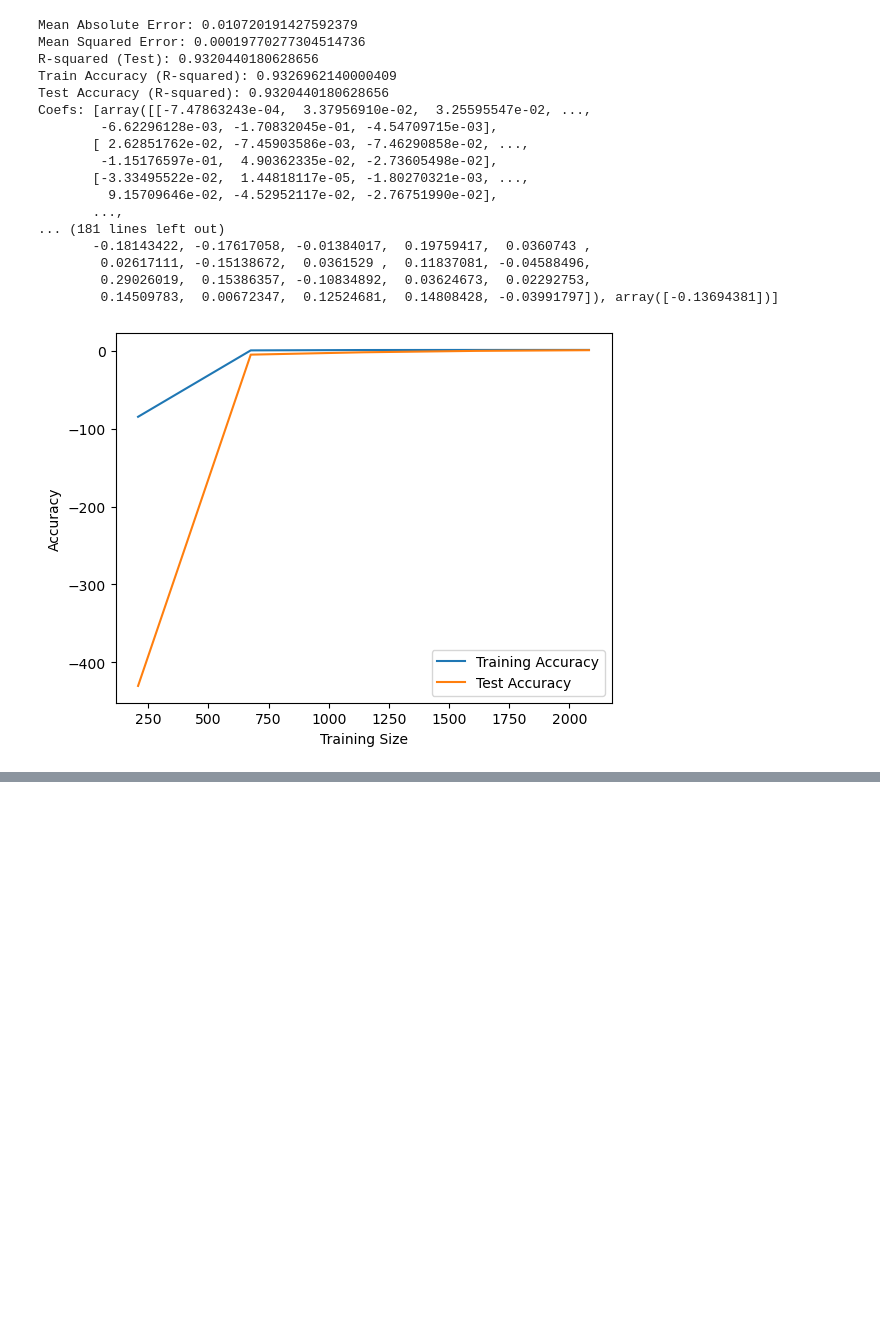
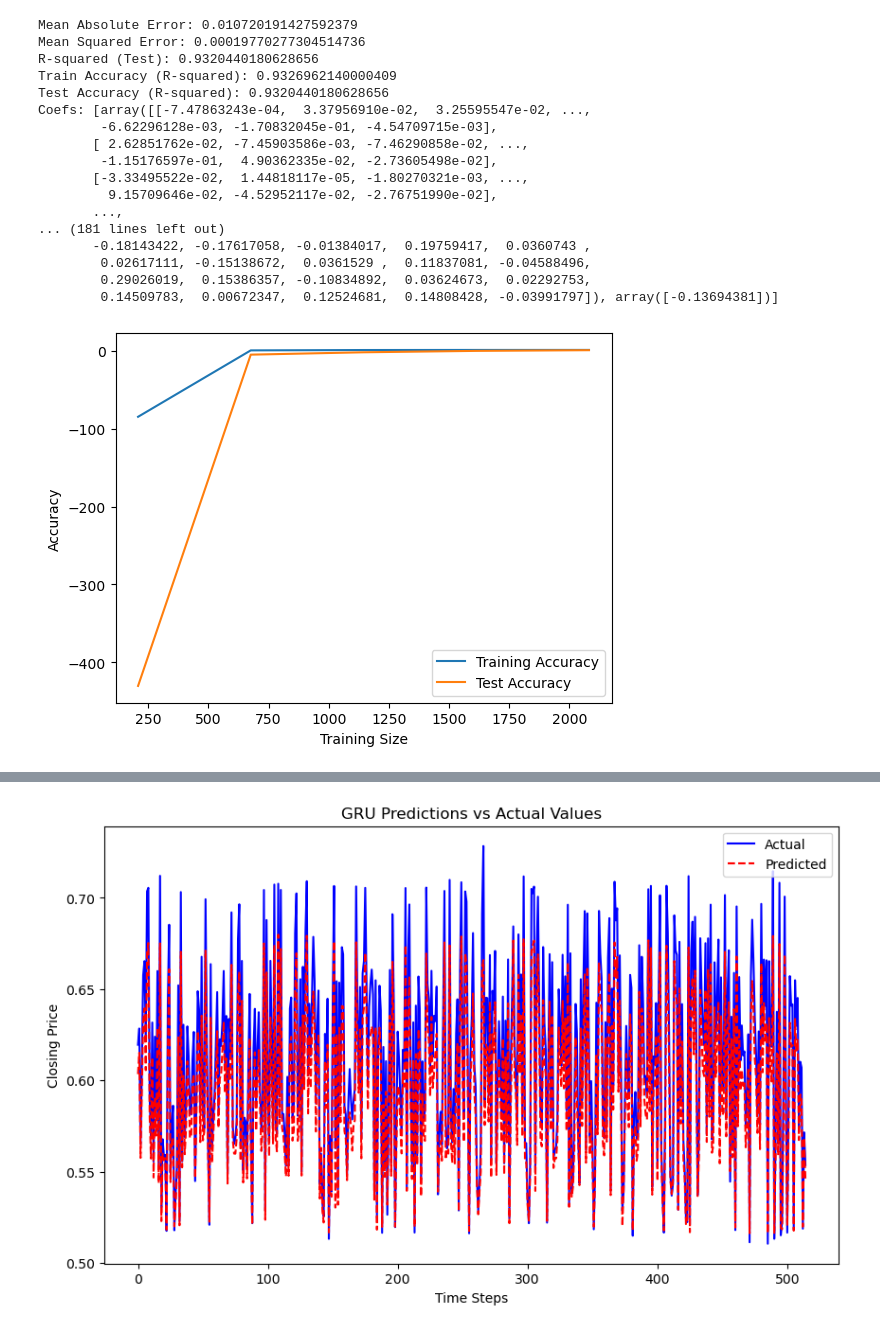
Before and after one commit to shivani309/ForEx, a Jupyter notebook: jpyinr.ipynb, the cells around one changed output, grey strips where cells are left out. Saved outputs shown, nothing was run; the diff lists cells and outputs as text; code cells hidden in the pictures; blank space fills up the shorter version.

```diff
--- a/jpyinr.ipynb
+++ b/jpyinr.ipynb
@@ -912,0 +1129,79 @@ plt.show()
+# %%
+import numpy as np
+import pandas as pd
+from sklearn.model_selection import train_test_split
+from sklearn.preprocessing import MinMaxScaler
+from tensorflow.keras.models import Sequential
+from tensorflow.keras.layers import GRU, Dense, Dropout
+
+# Define features (X) and target (y)
+target = 'Closing_price'  # Change to your target column
+features = [col for col in jpy_inr.columns if col not in ['Date', target]]
+
+# Separate X and y
+X = jpy_inr[features]
+y = jpy_inr[target].values
+X = X.select_dtypes('number').values
+
+# Normalize X and y
+scaler_X = MinMaxScaler()
+scaler_y = MinMaxScaler()
+
+X = scaler_X.fit_transform(X)
+y = scaler_y.fit_transform(y.reshape(-1, 1)).flatten()
+
+# Create sequences
+sequence_length = 30
+
+def create_sequences(X, y, sequence_length):
+    X_seq, y_seq = [], []
+    for i in range(len(X) - sequence_length):
+        X_seq.append(X[i:i + sequence_length])
+        y_seq.append(y[i + sequence_length])
+    return np.array(X_seq), np.array(y_seq)
+
+X_seq, y_seq = create_sequences(X, y, sequence_length)
+
+# Split into train and test sets
+X_train, X_test, y_train, y_test = train_test_split(X_seq, y_seq, test_size=0.2, random_state=42)
+
+# Build GRU model
+gru_model = Sequential([
+    GRU(64, activation='relu', input_shape=(sequence_length, X_train.shape[2]), return_sequences=False),
+    Dropout(0.2),  # Regularization
+    Dense(32, activation='relu'),
+    Dense(1)  # Output layer for regression
+])
+
+# Compile the model
+gru_model.compile(optimizer='adam', loss='mean_squared_error', metrics=['mae'])
+
+# Train the model
+gru_model.fit(X_train, y_train, epochs=20, batch_size=32, validation_data=(X_test, y_test))
+
+# Evaluate the model
+train_loss, train_mae = gru_model.evaluate(X_train, y_train)
+test_loss, test_mae = gru_model.evaluate(X_test, y_test)
+
+print(f"Train Loss: {train_loss:.4f}, Train MAE: {train_mae:.4f}")
+print(f"Test Loss: {test_loss:.4f}, Test MAE: {test_mae:.4f}")
+
+# Make predictions
+y_pred_gru = gru_model.predict(X_test)
+y_pred_gru_rescaled = scaler_y.inverse_transform(y_pred_gru.reshape(-1, 1))
+
+# Rescale actual test data for comparison
+y_test_rescaled = scaler_y.inverse_transform(y_test.reshape(-1, 1))
+
+# Plot predictions vs actual values
+import matplotlib.pyplot as plt
+
+plt.figure(figsize=(10, 6))
+plt.plot(y_test_rescaled, label="Actual", color="blue")
+plt.plot(y_pred_gru_rescaled, label="Predicted", color="red", linestyle="--")
+plt.legend()
+plt.title("GRU Predictions vs Actual Values")
+plt.xlabel("Time Steps")
+plt.ylabel("Closing Price")
+plt.show()
+# %% [output]
@@ -912,0 +1227 @@ plt.show()
+[figure, added]
```
Also changed, not shown: parts of 25 cells of this notebook.
